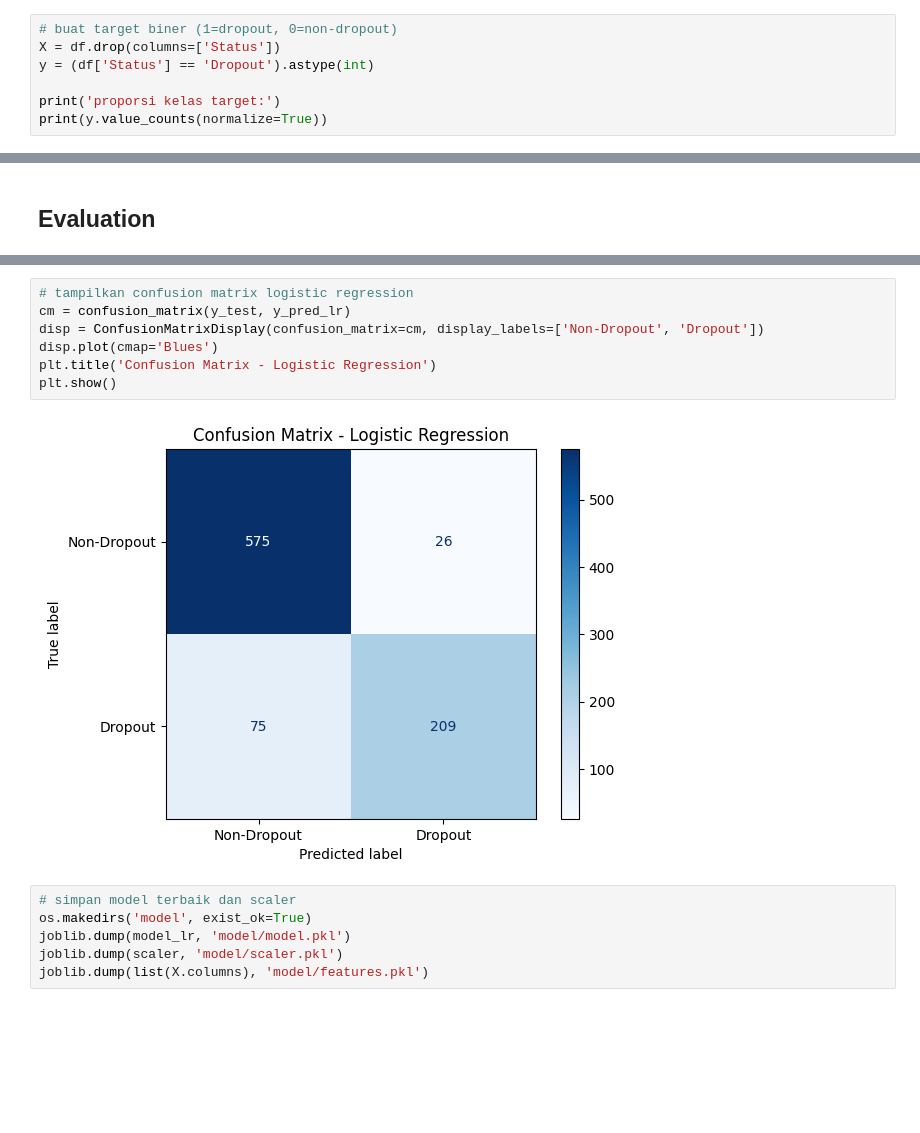
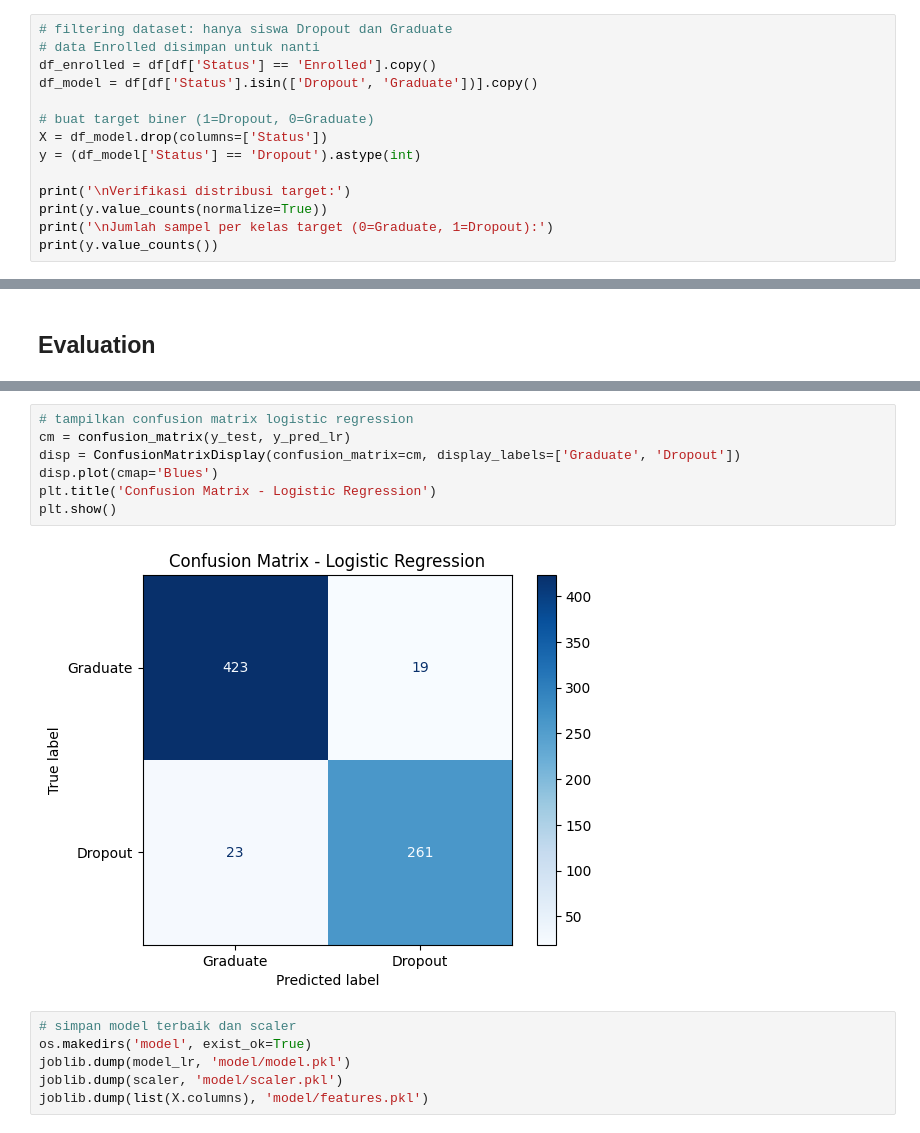
Before and after one commit to Idoo0/student-dropout-prediction, a Jupyter notebook: notebook.ipynb, the cells around one changed output, grey strips where cells are left out. Drawn from its saved outputs; the diff is of its cells as text; blank space fills up the shorter version.

```diff
--- a/notebook.ipynb
+++ b/notebook.ipynb
@@ -111,10 +111,17 @@ plt.show()
 # %% [markdown]
 ## Data Preparation / Preprocessing
 # %%
-# buat target biner (1=dropout, 0=non-dropout)
-X = df.drop(columns=['Status'])
-y = (df['Status'] == 'Dropout').astype(int)
+# filtering dataset: hanya siswa Dropout dan Graduate
+# data Enrolled disimpan untuk nanti
+df_enrolled = df[df['Status'] == 'Enrolled'].copy()
+df_model = df[df['Status'].isin(['Dropout', 'Graduate'])].copy()
 
-print('proporsi kelas target:')
+# buat target biner (1=Dropout, 0=Graduate)
+X = df_model.drop(columns=['Status'])
+y = (df_model['Status'] == 'Dropout').astype(int)
+
+print('\nVerifikasi distribusi target:')
 print(y.value_counts(normalize=True))
+print('\nJumlah sampel per kelas target (0=Graduate, 1=Dropout):')
+print(y.value_counts())
 # %% [output]
@@ -201,12 +214,12 @@ weighted avg       0.88      0.88      0.88       885
 # %%
 # tampilkan confusion matrix logistic regression
 cm = confusion_matrix(y_test, y_pred_lr)
-disp = ConfusionMatrixDisplay(confusion_matrix=cm, display_labels=['Non-Dropout', 'Dropout'])
+disp = ConfusionMatrixDisplay(confusion_matrix=cm, display_labels=['Graduate', 'Dropout'])
 disp.plot(cmap='Blues')
 plt.title('Confusion Matrix - Logistic Regression')
 plt.show()
 # %% [output]
-[figure, old version]
+[figure, new version]
 # %%
 # simpan model terbaik dan scaler
 os.makedirs('model', exist_ok=True)
```
Also changed, not shown: parts of 4 cells of this notebook, 6 other files.
